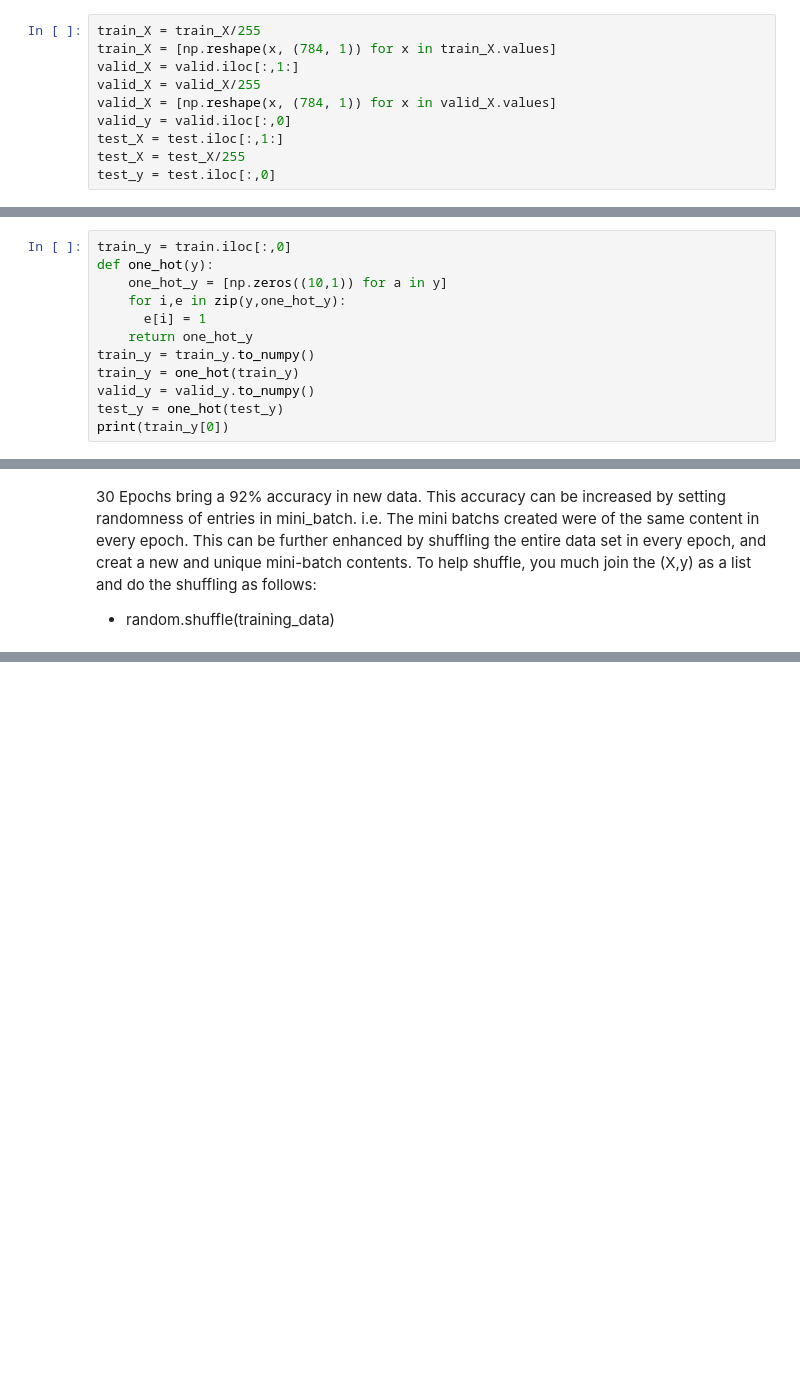
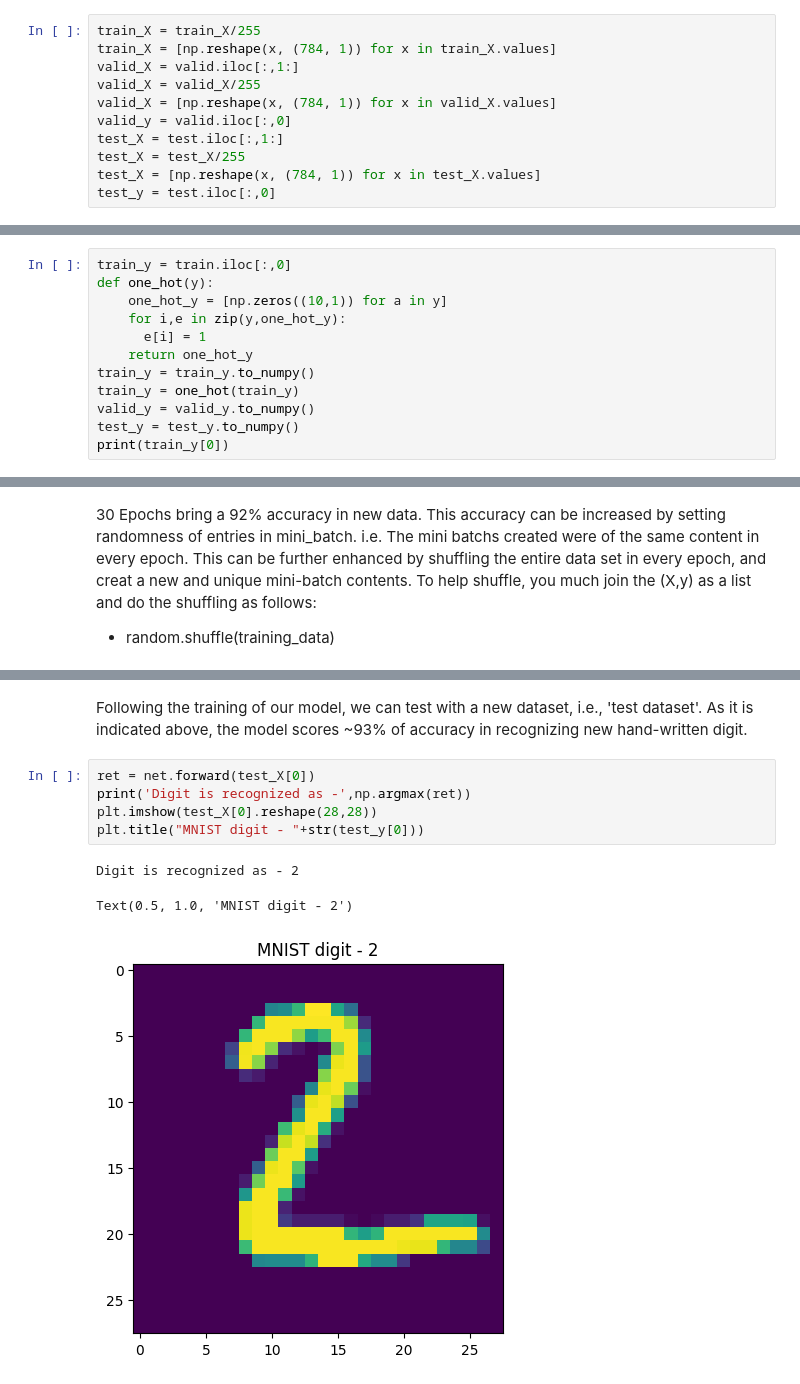
Before and after one commit to jhonKifle/Neural-Network, a Jupyter notebook: NN.ipynb, the cells around one changed output, grey strips where cells are left out. Cells and saved outputs as stored; diff of their text form; blank space fills up the shorter version.

```diff
--- a/NN.ipynb
+++ b/NN.ipynb
@@ -61,6 +61,7 @@ valid_X = [np.reshape(x, (784, 1)) for x in valid_X.values]
 valid_y = valid.iloc[:,0]
 test_X = test.iloc[:,1:]
 test_X = test_X/255
+test_X = [np.reshape(x, (784, 1)) for x in test_X.values]
 test_y = test.iloc[:,0]
 # %% [markdown]
 To be able to identify which digit, the output shall be defined in some form.
@@ -76,7 +77,7 @@ def one_hot(y):
 train_y = train_y.to_numpy()
 train_y = one_hot(train_y)
 valid_y = valid_y.to_numpy()
-test_y = one_hot(test_y)
+test_y = test_y.to_numpy()
 print(train_y[0])
 # %% [output]
 [[0.]
@@ -193,0 +200,11 @@ Epoch 29 : 3717 / 4000 (92.925%)
+# %% [markdown]
+Following the training of our model, we can test with a new dataset, i.e., 'test dataset'. As it is indicated above, the model scores ~93% of accuracy in recognizing new hand-written digit.
+# %%
+ret = net.forward(test_X[0])
+print('Digit is recognized as -',np.argmax(ret))
+plt.imshow(test_X[0].reshape(28,28))
+plt.title("MNIST digit - "+str(test_y[0]))
+# %% [output]
+Digit is recognized as - 2
+Text(0.5, 1.0, 'MNIST digit - 2')
+[figure, added]
```
Also changed, not shown: parts of 1 cell of this notebook.
